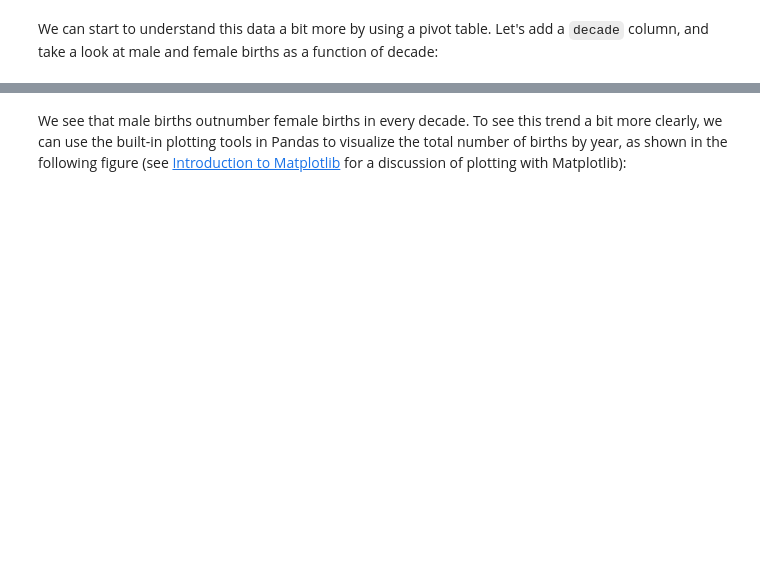
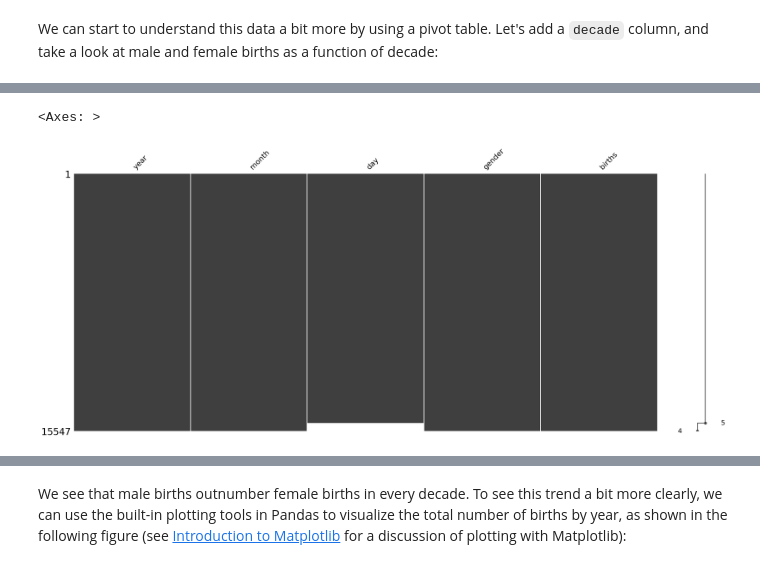
Before and after one commit to ivanozono/python_DataAnalyts, a Jupyter notebook: Pivot_Tables.ipynb, the cells around one changed output, grey strips where cells are left out. Saved outputs shown, nothing was run; the diff lists cells and outputs as text; code cells hidden in the pictures; blank space fills up the shorter version.

```diff
--- a/Pivot_Tables.ipynb
+++ b/Pivot_Tables.ipynb
@@ -171,3 +301,8 @@ births['year'] // 10
+# %%
+msno.matrix(births)
+# %% [output]
+<Axes: >
+[figure, added]
 # %%
 ## create a new column called 'decade'
 births['decade'] = 10 * (births['year'] // 10)
```
Also changed, not shown: parts of 96 cells of this notebook.
